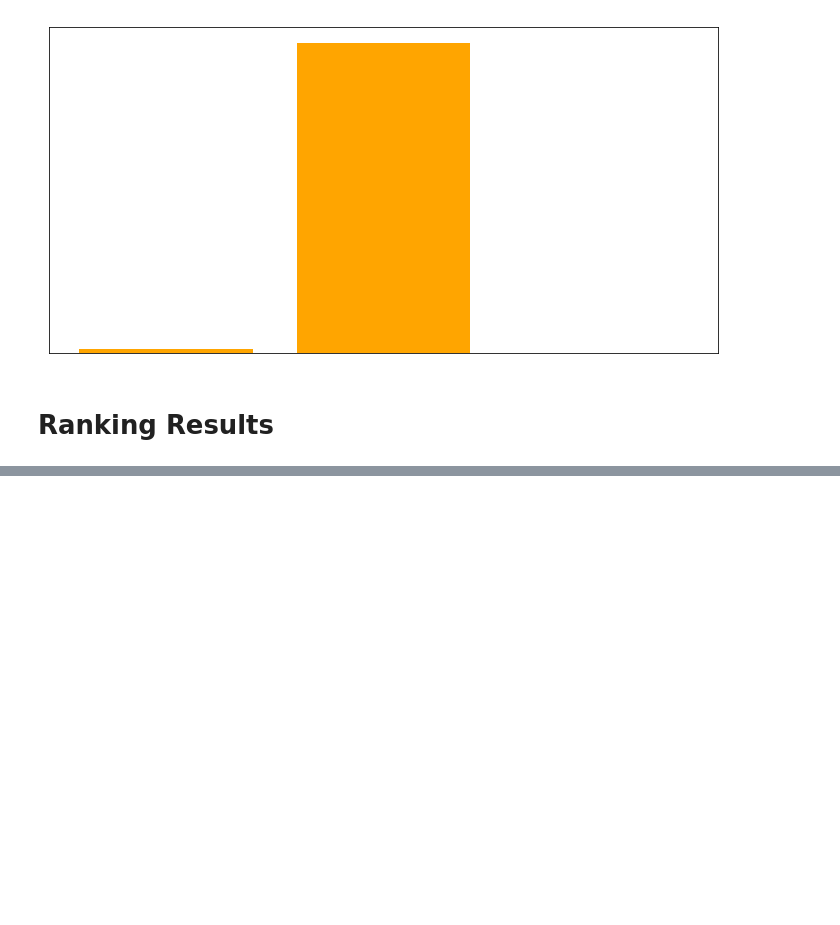
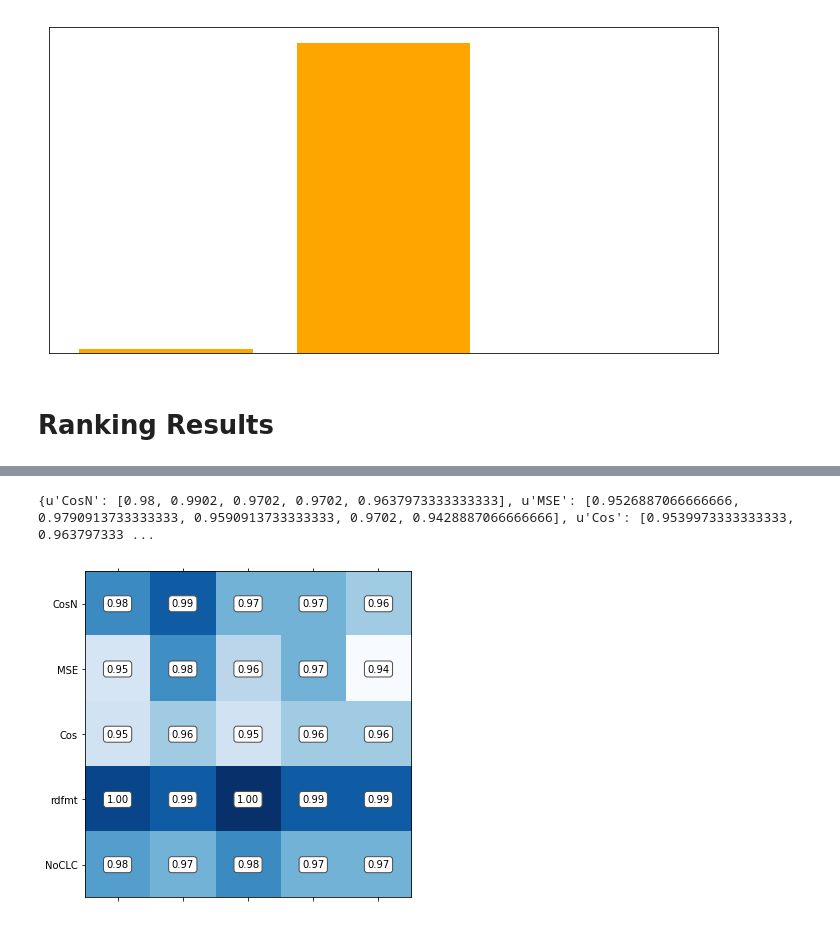
Before and after one commit to luciekaffee/metrics-label, a Jupyter notebook: graphs/Graphs.ipynb, the cells around one changed output, grey strips where cells are left out. Saved outputs shown, nothing was run; the diff lists cells and outputs as text; code cells hidden in the pictures; blank space fills up the shorter version.

```diff
--- a/graphs/Graphs.ipynb
+++ b/graphs/Graphs.ipynb
@@ -335,0 +388,5 @@ subject_labeling
+# %%
+create_matrix('rankedbiasoverlap')
+# %% [output]
+{u'CosN': [0.98, 0.9902, 0.9702, 0.9702, 0.9637973333333333], u'MSE': [0.9526887066666666, 0.9790913733333333, 0.9590913733333333, 0.9702, 0.9428887066666666], u'Cos': [0.9539973333333333, 0.963797333 ...
+[figure, added]
```
Also changed, not shown: parts of 6 cells of this notebook, 21 other files.
